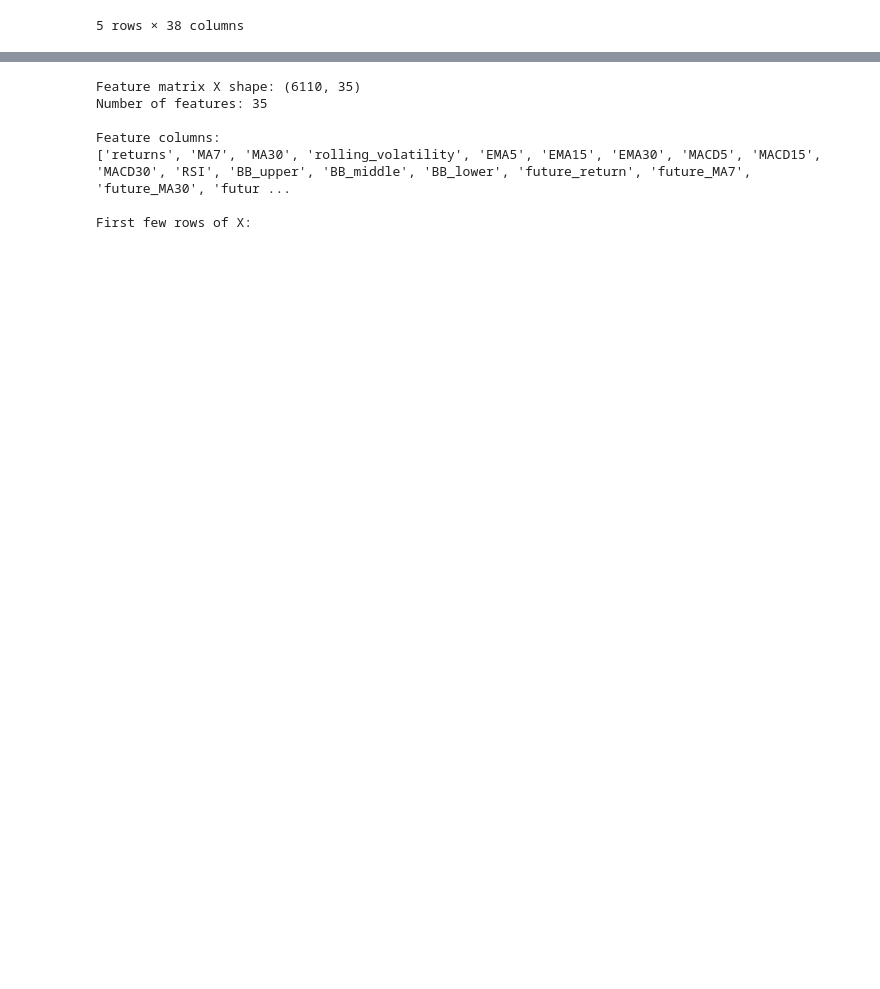
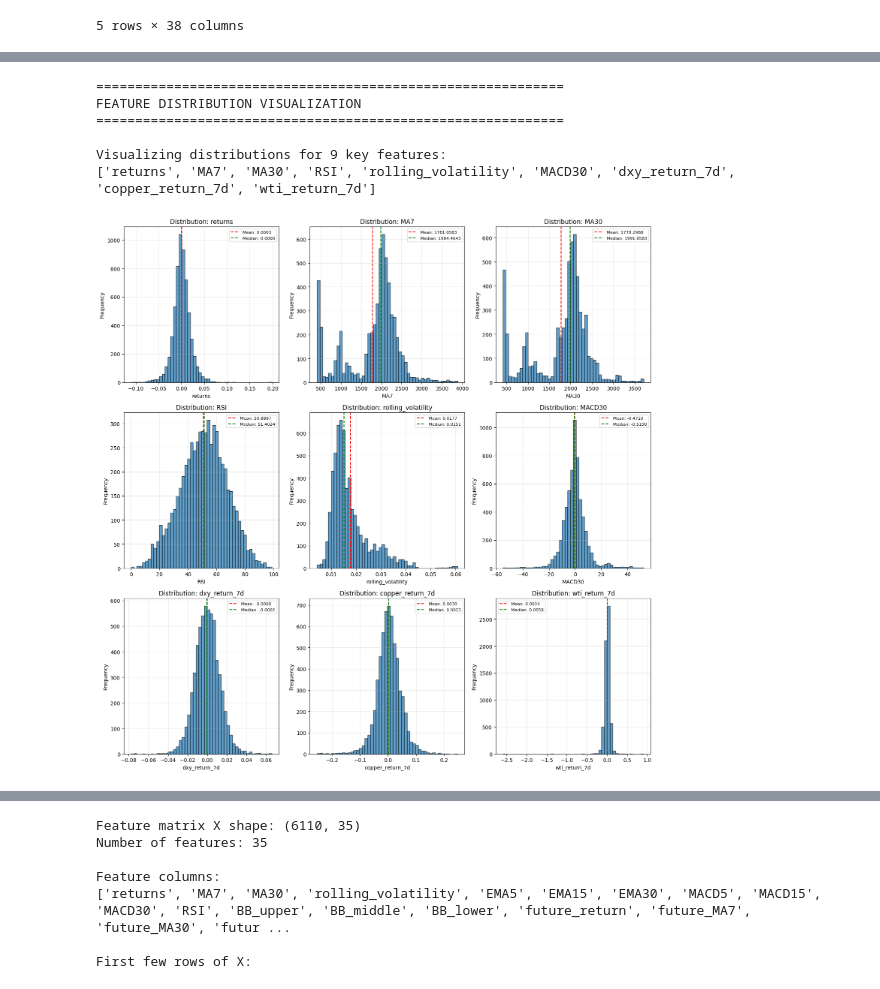
Before and after one commit to cg4761-cmyk/Project_Macro_Impact_On_Lead, a Jupyter notebook: eda/EDA.ipynb, the cells around one changed output, grey strips where cells are left out. Cells and saved outputs as stored; diff of their text form; code cells hidden in the pictures; blank space fills up the shorter version.

```diff
--- a/eda/EDA.ipynb
+++ b/eda/EDA.ipynb
@@ -56,0 +290,69 @@ First few rows:
+# %%
+# Feature Distribution Visualization
+print("="*60)
+print("FEATURE DISTRIBUTION VISUALIZATION")
+print("="*60)
+
+# Select key features for visualization
+key_features = ['returns', 'MA7', 'MA30', 'RSI', 'rolling_volatility',
+                'MACD30', 'dxy_return_7d', 'copper_return_7d', 'wti_return_7d']
+key_features = [f for f in key_features if f in X.columns]
+
+print(f"\nVisualizing distributions for {len(key_features)} key features:")
+print(key_features)
+
+# Create subplots for distributions
+n_features = len(key_features)
+n_cols = 3
+n_rows = (n_features + n_cols - 1) // n_cols
+
+fig, axes = plt.subplots(n_rows, n_cols, figsize=(15, 5*n_rows))
+axes = axes.flatten() if n_features > 1 else [axes]
+
+for i, feature in enumerate(key_features):
+    if i < len(axes):
+        data = X[feature].dropna()
+        axes[i].hist(data, bins=50, edgecolor='black', alpha=0.7)
+        axes[i].axvline(data.mean(), color='red', linestyle='--',
+                       label=f'Mean: {data.mean():.4f}')
+        axes[i].axvline(data.median(), color='green', linestyle='--',
+                       label=f'Median: {data.median():.4f}')
+        axes[i].set_xlabel(feature)
+        axes[i].set_ylabel('Frequency')
+        axes[i].set_title(f'Distribution: {feature}')
+        axes[i].legend(fontsize=8)
+        axes[i].grid(True, alpha=0.3)
+
+# Hide unused subplots
+for i in range(len(key_features), len(axes)):
+    axes[i].axis('off')
+
+plt.tight_layout()
+plt.show()
+
+# Box plots for key features
+fig, axes = plt.subplots(n_rows, n_cols, figsize=(15, 5*n_rows))
+axes = axes.flatten() if n_features > 1 else [axes]
+
+for i, feature in enumerate(key_features):
+    if i < len(axes):
+        data = X[feature].dropna()
+        axes[i].boxplot(data, vert=True)
+        axes[i].set_ylabel(feature)
+        axes[i].set_title(f'Box Plot: {feature}')
+        axes[i].grid(True, alpha=0.3)
+
+# Hide unused subplots
+for i in range(len(key_features), len(axes)):
+    axes[i].axis('off')
+
+plt.tight_layout()
+plt.show()
+# %% [output]
+============================================================
+FEATURE DISTRIBUTION VISUALIZATION
+============================================================
+
+Visualizing distributions for 9 key features:
+['returns', 'MA7', 'MA30', 'RSI', 'rolling_volatility', 'MACD30', 'dxy_return_7d', 'copper_return_7d', 'wti_return_7d']
+[figure, added]
```
Also changed, not shown: parts of 11 cells of this notebook, 8 other files.
